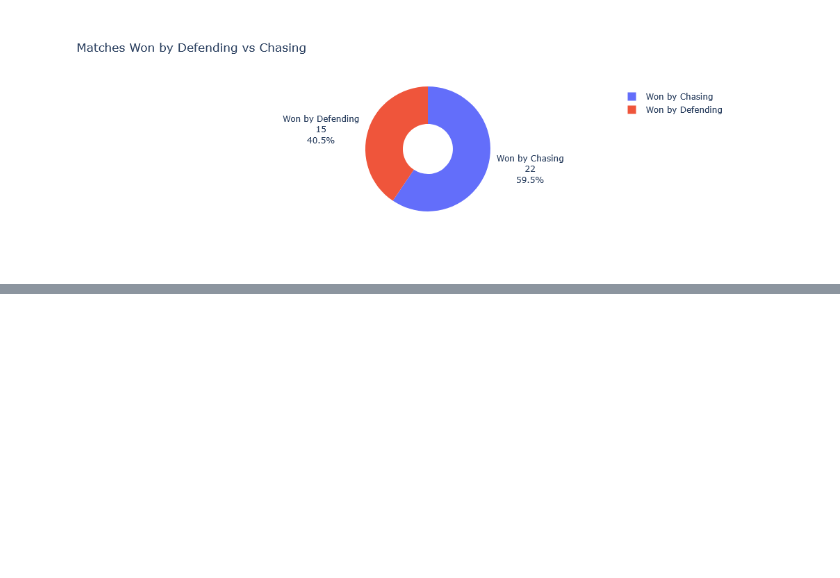
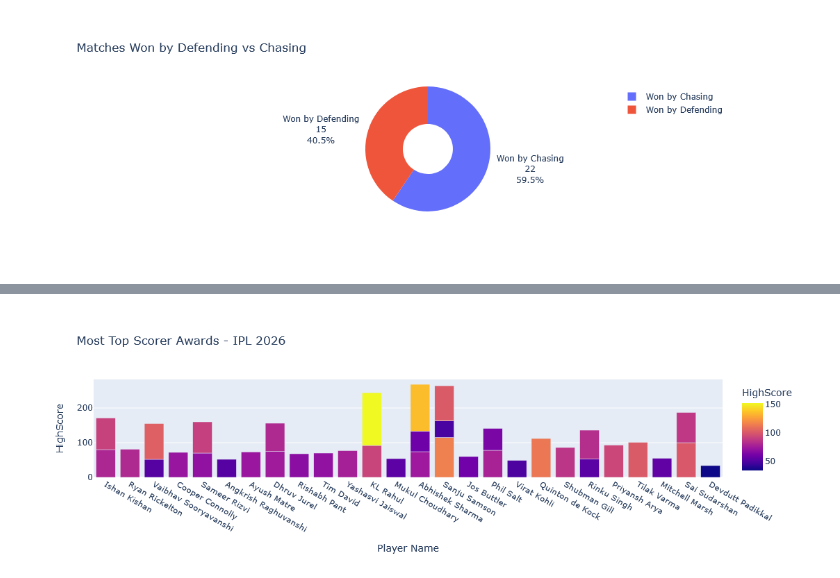
Before and after one commit to SAI01-05/Python_Data_Analysis_Mini_Project-2, a Jupyter notebook: IPL_2026_Analysis_First_39_Matches.ipynb, the cells around one changed output, grey strips where cells are left out. Cells and saved outputs as stored; diff of their text form; code cells hidden in the pictures; blank space fills up the shorter version.

```diff
--- a/IPL_2026_Analysis_First_39_Matches.ipynb
+++ b/IPL_2026_Analysis_First_39_Matches.ipynb
@@ -74,0 +101,16 @@ fig.show()
+# %%
+figure=px.bar(
+                data,
+                x="top_scorer",
+                y="highscore",
+                title="Most Top Scorer Awards - IPL 2026",
+                color="highscore",
+                labels=
+                    {
+                        "top_scorer":"Player Name",
+                        "highscore":"HighScore"
+                    }
+            )
+figure.show()
+# %% [output]
+[figure, added]
```
Also changed, not shown: parts of 3 cells of this notebook.
